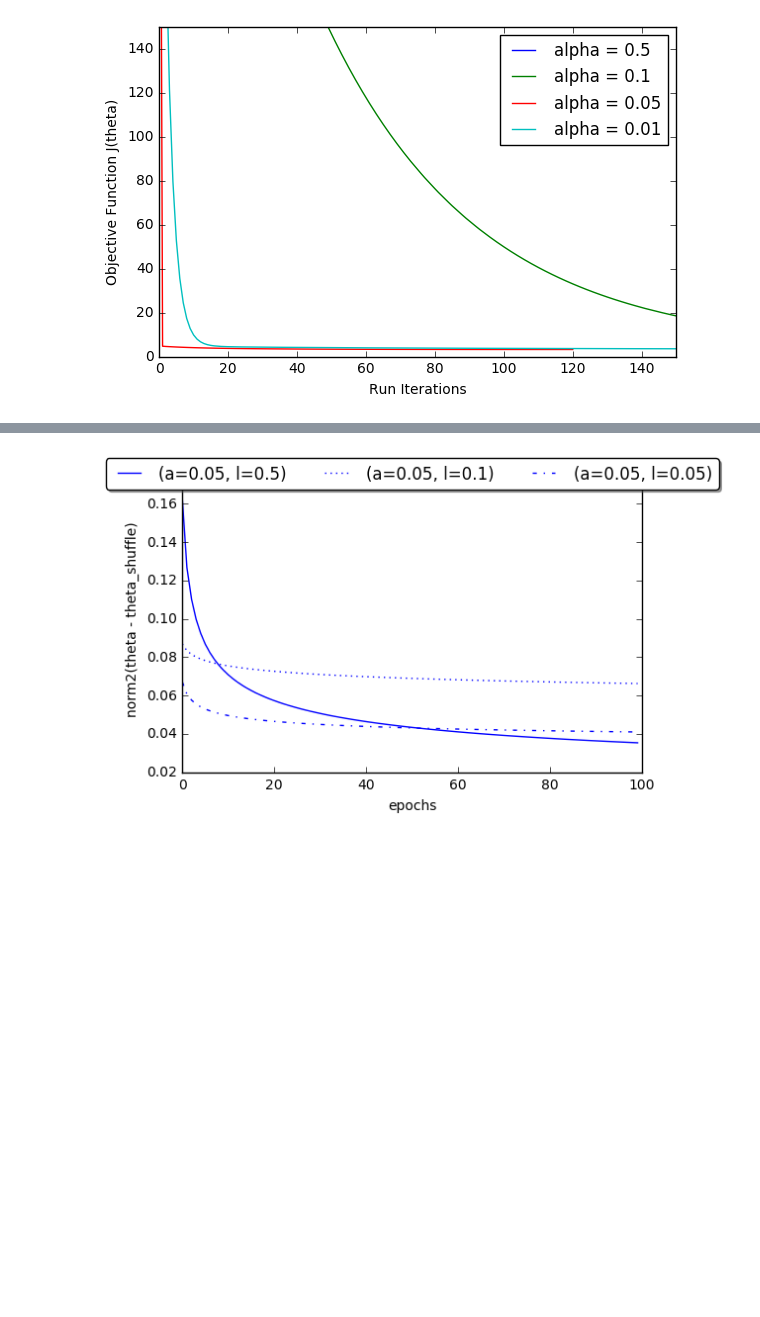
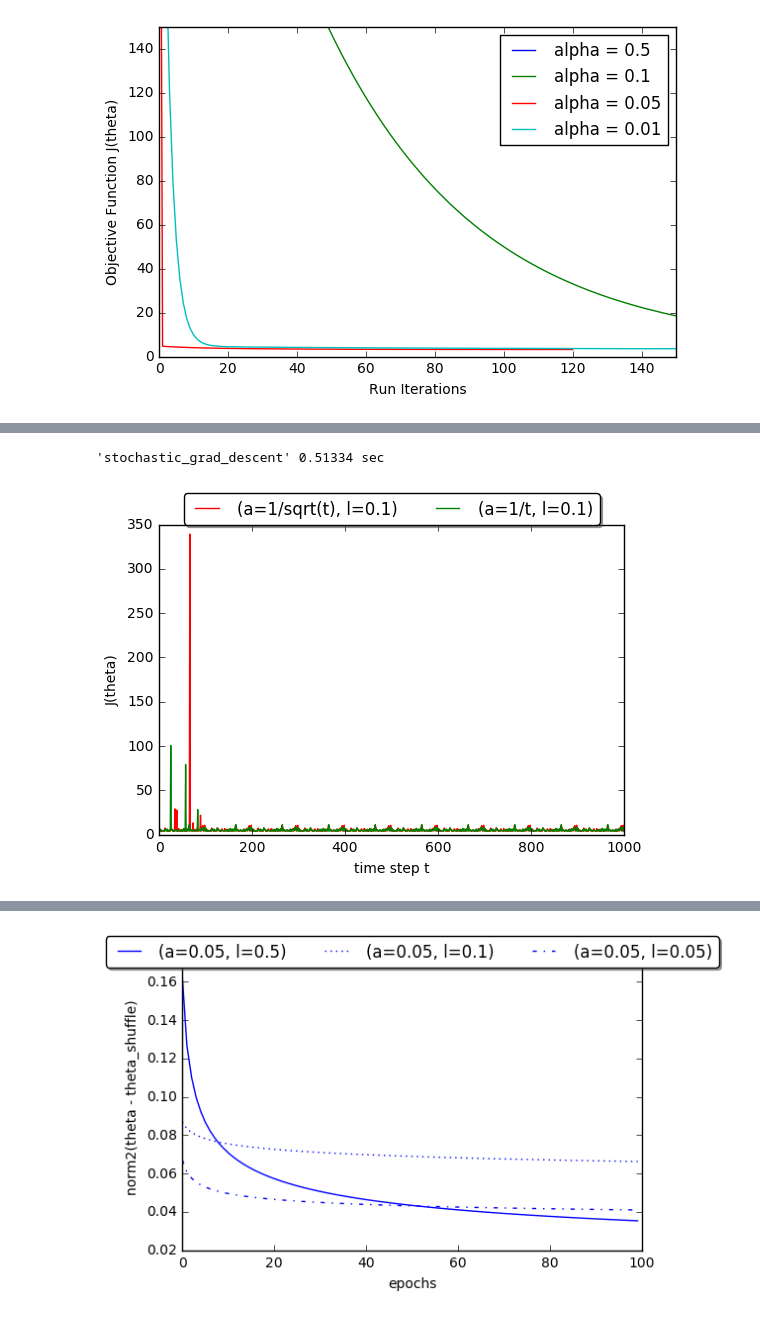
Before and after one commit to ostwind/ML-fundamental, a Jupyter notebook: gradient descent.ipynb, the cells around one changed output, grey strips where cells are left out. Cells and saved outputs as stored; diff of their text form; code cells hidden in the pictures; blank space fills up the shorter version.

```diff
--- a/gradient descent.ipynb
+++ b/gradient descent.ipynb
@@ -401,5 +433,7 @@ lambda_graph(X_train, y_train)
 # %%
-def stochastic_grad_descent(X, y, alpha, lambda_reg=10e-2, num_iter=100, epi = 10e-4):
+@timeit
+def stochastic_grad_descent(
+    X, y, alpha, switch = True, lambda_reg=10e-2, num_iter=100, epi = 10e-3):
     (num_instances, num_features) = X.shape
     theta = np.ones(num_features) #Initialize theta
     theta_hist = np.zeros((num_iter, num_features))  #Initialize theta_hist
@@ -410,19 +444,49 @@ def stochastic_grad_descent(X, y, alpha, lambda_reg=10e-2, num_iter=100, epi = 1
     S =  np.random.permutation(s)
     for i in range(num_iter):
         for j in S:
-            loss = r_sq_loss(theta, X, y, lambda_reg)
-            loss_hist[i,j] = loss
-
             gradient = compute_regularized_square_loss_gradient(theta, X[j,:], y[j], lambda_reg)
             if np.linalg.norm(gradient) <= epi:
                 return(loss_hist[0:i], theta_hist[0:i, :])
 
             if i != 0 or j != 0:
                 step = alpha/ (i*num_instances + j)
-                a_hist.append(step)
-            theta -= step * gradient
+#             if switch:
+#                 step = np.sqrt(step)
+#             a_hist.append(step)
+
+            theta -= alpha * gradient
+            loss = r_sq_loss(theta, X, y, lambda_reg)
+            loss_hist[i,j] = loss
             theta_hist[i] = theta
     #print(a_hist)
     return loss_hist, theta_hist
 
 loss_hist, theta_hist = stochastic_grad_descent(X_train, y_train, alpha = 0.5, lambda_reg = 10e-2, num_iter=100)
+# %% [output]
+'stochastic_grad_descent' 0.51334 sec
+# %%
+#studying convergence of objective function for updated step sizes
+
+from cycler import cycler
+alpha = [True, False]
+plt.rc('axes', prop_cycle=(cycler('color', ['r', 'g', 'b', 'y']) +
+                           cycler('linestyle', ['-', '-', ':', '-.'])))
+
+for s in alpha:
+    ls, ts = stochastic_grad_descent(X_train, y_train, switch = s, alpha = 1, num_iter = 10)
+    ls = ls.flatten()
+
+    if s:
+        plt.plot(range(len(ls)), (ls), label='(a=1/sqrt(t), l=%s)' %( 10e-2))
+    else:
+        plt.plot(range(len(ls)), (ls), label='(a=1/t, l=%s)' %(10e-2))
+
+plt.legend(loc='center', bbox_to_anchor=(0.5, 1.05),
+          ncol=3, fancybox=True, shadow=True)
+plt.xlabel('time step t')
+#plt.ylim([0,10])
+#plt.xlim([0, 200])
+plt.ylabel('J(theta)')
+plt.show()
+# %% [output]
+[figure, added]
```
Also changed, not shown: parts of 8 cells of this notebook.
